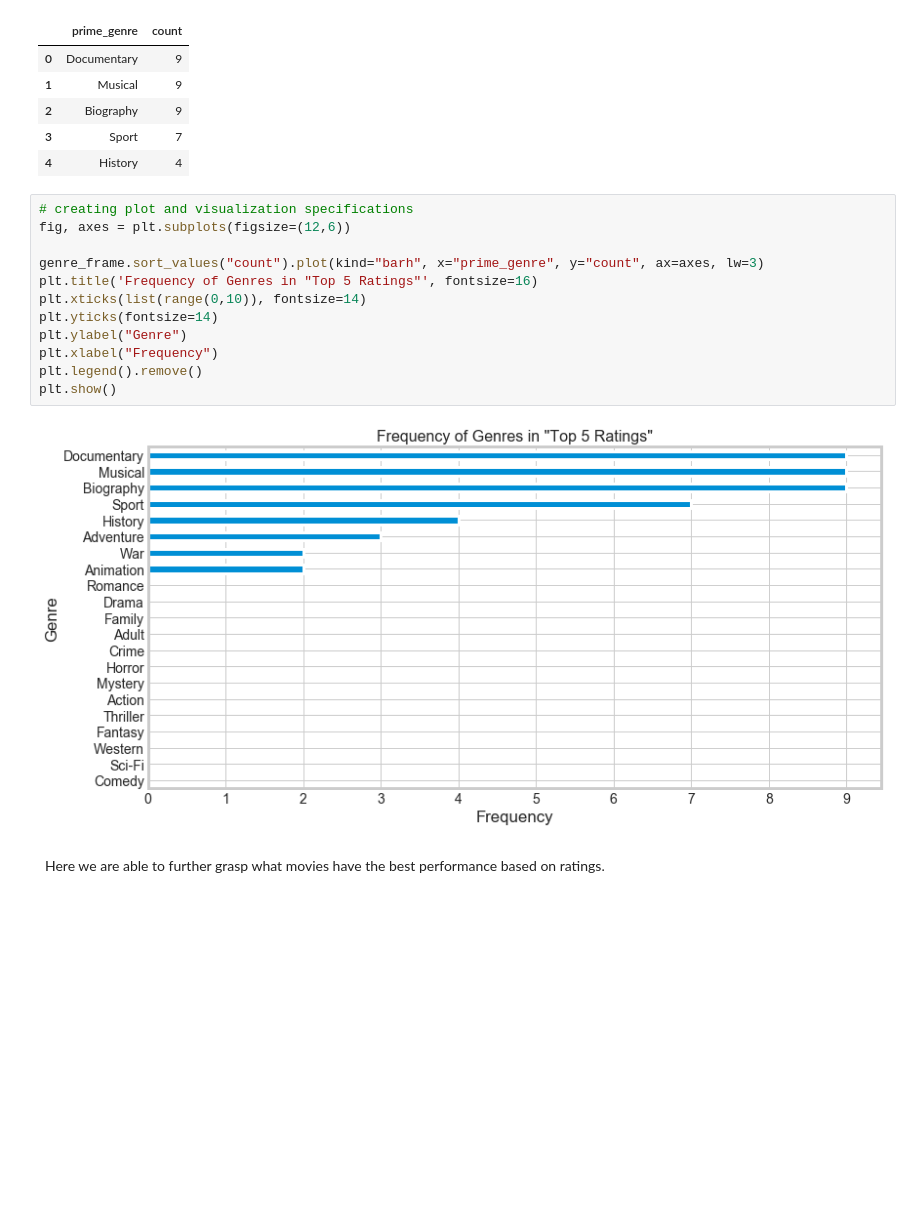
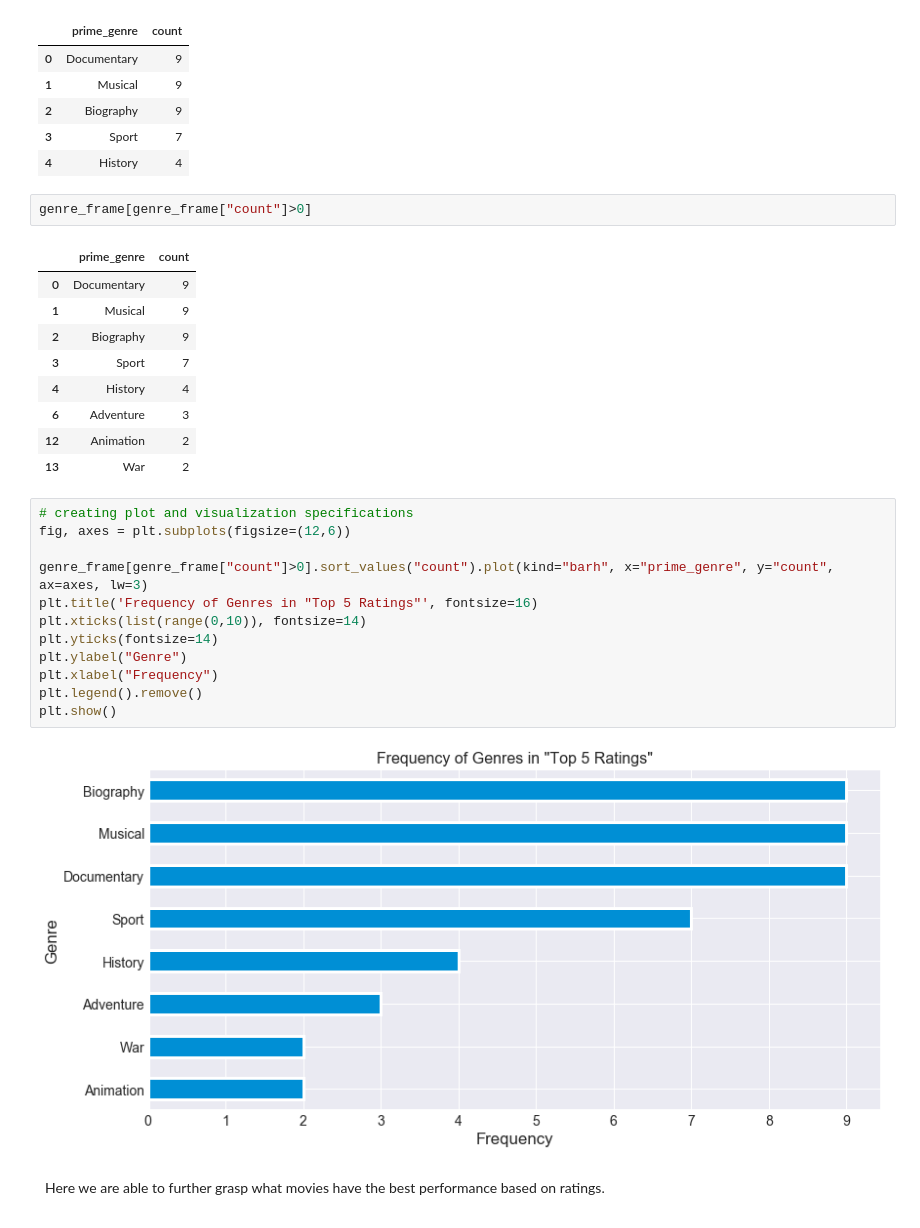
Before and after one commit to DonnieData/dsc-mod-1-project-v2-1-onl01-dtsc-pt-012120, a Jupyter notebook: student.ipynb, the cells around one changed output. Saved outputs shown, nothing was run; the diff lists cells and outputs as text; blank space fills up the shorter version.

```diff
--- a/student.ipynb
+++ b/student.ipynb
@@ -653,11 +654,23 @@ genre_frame.head()
 | 2 | Biography | 9 |
 | 3 | Sport | 7 |
 | 4 | History | 4 |
+# %%
+genre_frame[genre_frame["count"]>0]
+# %% [output]
+|  | prime_genre | count |
+| 0 | Documentary | 9 |
+| 1 | Musical | 9 |
+| 2 | Biography | 9 |
+| 3 | Sport | 7 |
+| 4 | History | 4 |
+| 6 | Adventure | 3 |
+| 12 | Animation | 2 |
+| 13 | War | 2 |
 # %%
 # creating plot and visualization specifications
 fig, axes = plt.subplots(figsize=(12,6))
 
-genre_frame.sort_values("count").plot(kind="barh", x="prime_genre", y="count", ax=axes, lw=3)
+genre_frame[genre_frame["count"]>0].sort_values("count").plot(kind="barh", x="prime_genre", y="count", ax=axes, lw=3)
 plt.title('Frequency of Genres in "Top 5 Ratings"', fontsize=16)
 plt.xticks(list(range(0,10)), fontsize=14)
 plt.yticks(fontsize=14)
@@ -666,7 +679,7 @@ plt.xlabel("Frequency")
 plt.legend().remove()
 plt.show()
 # %% [output]
-[figure, old version]
+[figure, new version]
 # %% [markdown]
 <div style="border:0.2px; border-style:solid; border-color:#A9A9A9; padding: 0.5em;font-size:14px;border-width:medium;">
 Here we are able to further grasp what movies have the best performance based on ratings.<br>
```
Also changed, not shown: parts of 1 cell of this notebook.
